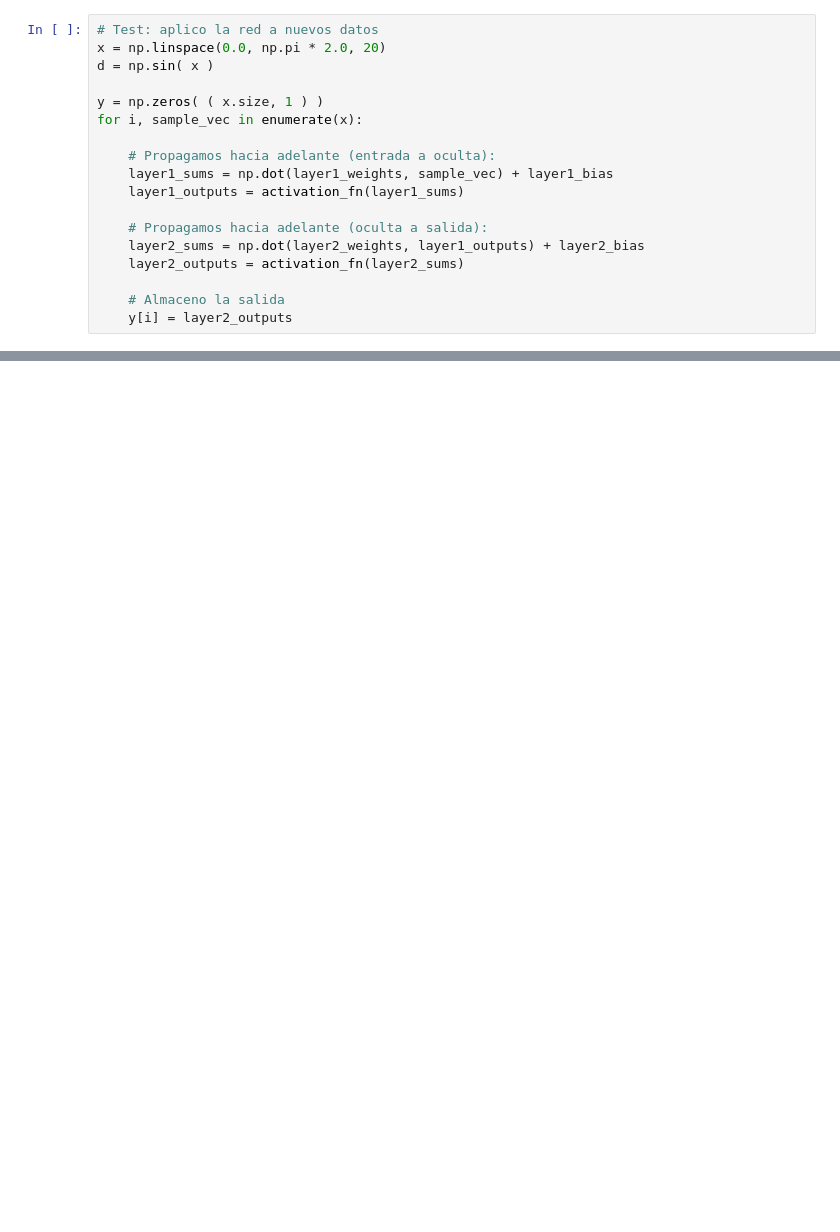
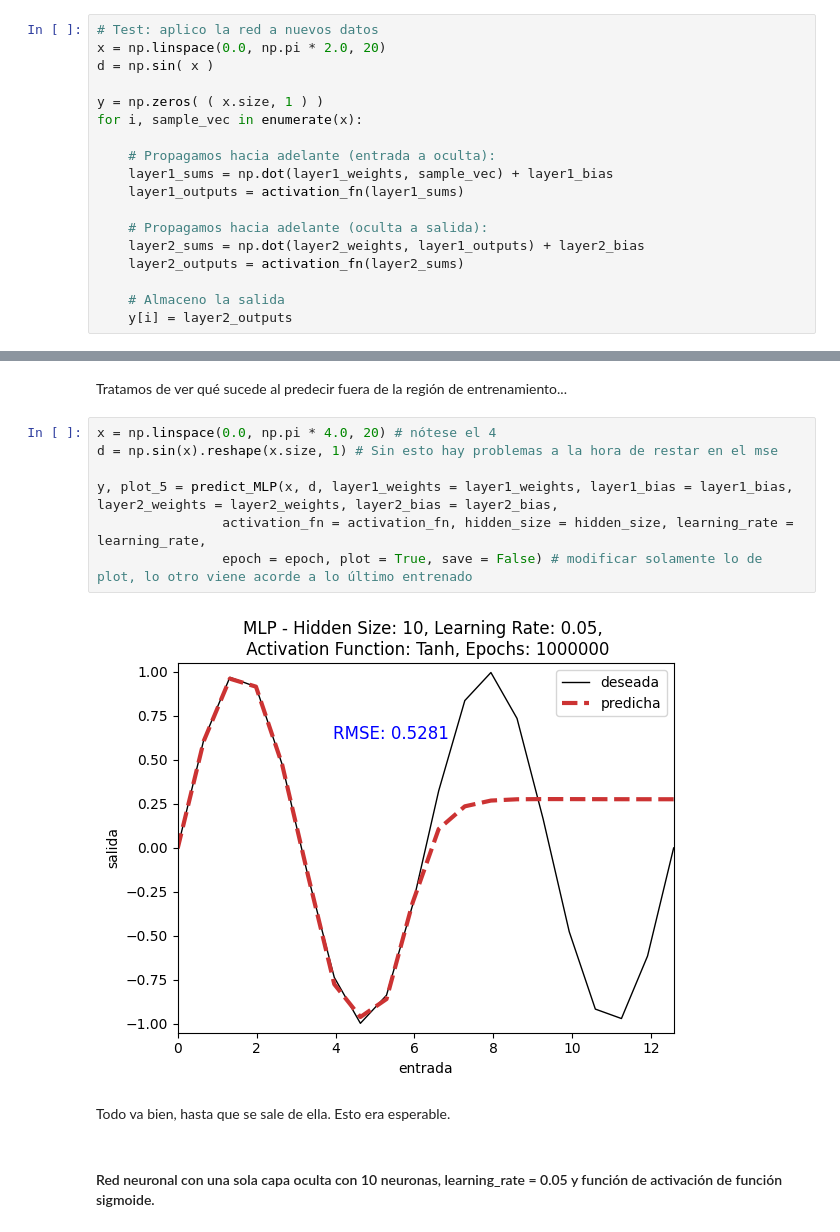
Before and after one commit to jemarle/AMI, a Jupyter notebook: Tema1.3_MLP_Kernel/Tareas/TrainingMLP_Jesus_Miguel.ipynb, the cells around one changed output, grey strips where cells are left out. Saved outputs shown, nothing was run; the diff lists cells and outputs as text; blank space fills up the shorter version.

```diff
--- a/Tema1.3_MLP_Kernel/Tareas/TrainingMLP_Jesus_Miguel.ipynb
+++ b/Tema1.3_MLP_Kernel/Tareas/TrainingMLP_Jesus_Miguel.ipynb
@@ -192,0 +317,15 @@ plt.legend(loc="upper right")
+# %% [markdown]
+Tratamos de ver qué sucede al predecir fuera de la región de entrenamiento...
+# %%
+x = np.linspace(0.0, np.pi * 4.0, 20) # nótese el 4
+d = np.sin(x).reshape(x.size, 1) # Sin esto hay problemas a la hora de restar en el mse
+
+y, plot_5 = predict_MLP(x, d, layer1_weights = layer1_weights, layer1_bias = layer1_bias, layer2_weights = layer2_weights, layer2_bias = layer2_bias,
+                activation_fn = activation_fn, hidden_size = hidden_size, learning_rate = learning_rate,
+                epoch = epoch, plot = True, save = False) # modificar solamente lo de plot, lo otro viene acorde a lo último entrenado
+# %% [output]
+[figure, added]
+# %% [markdown]
+Todo va bien, hasta que se sale de ella. Esto era esperable.
+# %% [markdown]
+#### Red neuronal con una sola capa oculta con 10 neuronas, learning_rate = 0.05 y función de activación de función sigmoide.
```
Also changed, not shown: parts of 31 cells of this notebook, 4 other files.
